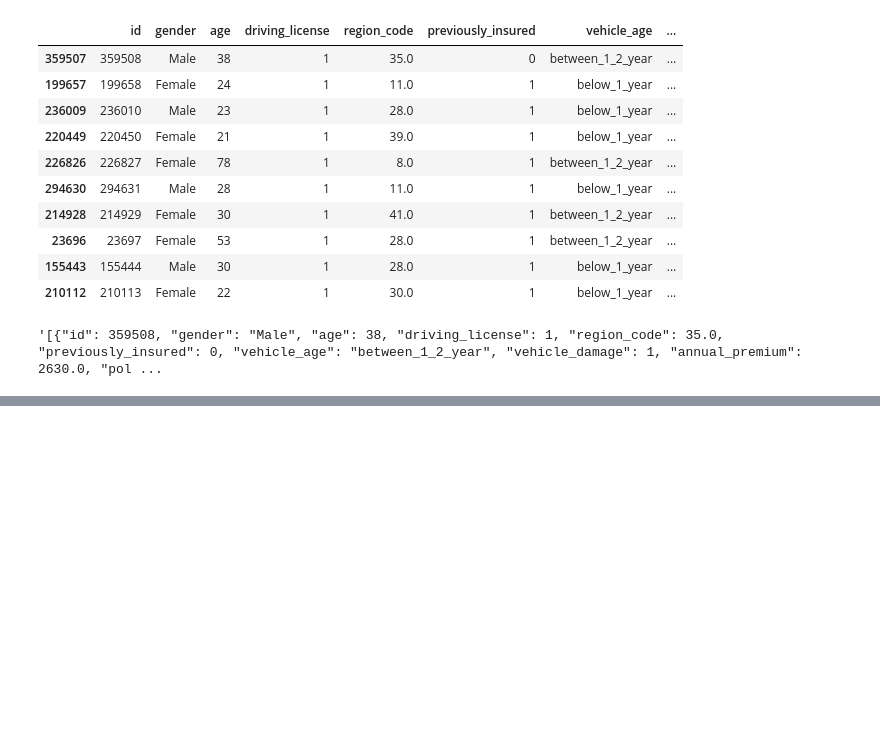
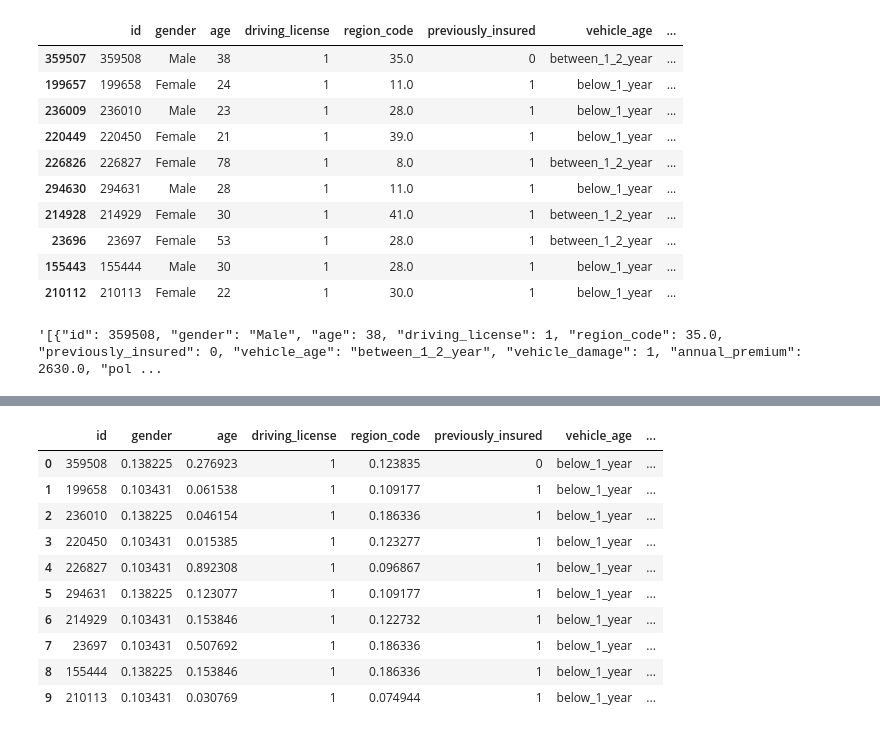
Before and after one commit to ThiagoBorgesLima/health_insurance, a Jupyter notebook: notebooks/mdfl_health_insurance_cross_sell.ipynb, the cells around one changed output, grey strips where cells are left out. Cells and saved outputs as stored; diff of their text form; code cells hidden in the pictures; blank space fills up the shorter version.

```diff
--- a/notebooks/mdfl_health_insurance_cross_sell.ipynb
+++ b/notebooks/mdfl_health_insurance_cross_sell.ipynb
@@ -796,0 +797,3 @@ Status Code500
+# %%
+d1 = pd.DataFrame( r.json(), columns=r.json()[0].keys() )
+d1.sort_values( 'score', ascending=False ).head()
@@ -796,0 +807,14 @@ Status Code500
+# %%
+d1
+# %% [output]
+|  | id | gender | age | driving_license | region_code | previously_insured | vehicle_age | ... |
+| 0 | 359508 | 0.138225 | 0.276923 | 1 | 0.123835 | 0 | below_1_year | ... |
+| 1 | 199658 | 0.103431 | 0.061538 | 1 | 0.109177 | 1 | below_1_year | ... |
+| 2 | 236010 | 0.138225 | 0.046154 | 1 | 0.186336 | 1 | below_1_year | ... |
+| 3 | 220450 | 0.103431 | 0.015385 | 1 | 0.123277 | 1 | below_1_year | ... |
+| 4 | 226827 | 0.103431 | 0.892308 | 1 | 0.096867 | 1 | below_1_year | ... |
+| 5 | 294631 | 0.138225 | 0.123077 | 1 | 0.109177 | 1 | below_1_year | ... |
+| 6 | 214929 | 0.103431 | 0.153846 | 1 | 0.122732 | 1 | below_1_year | ... |
+| 7 | 23697 | 0.103431 | 0.507692 | 1 | 0.186336 | 1 | below_1_year | ... |
+| 8 | 155444 | 0.138225 | 0.153846 | 1 | 0.186336 | 1 | below_1_year | ... |
+| 9 | 210113 | 0.103431 | 0.030769 | 1 | 0.074944 | 1 | below_1_year | ... |
```
Also changed, not shown: parts of 3 cells of this notebook, 5 other files.
